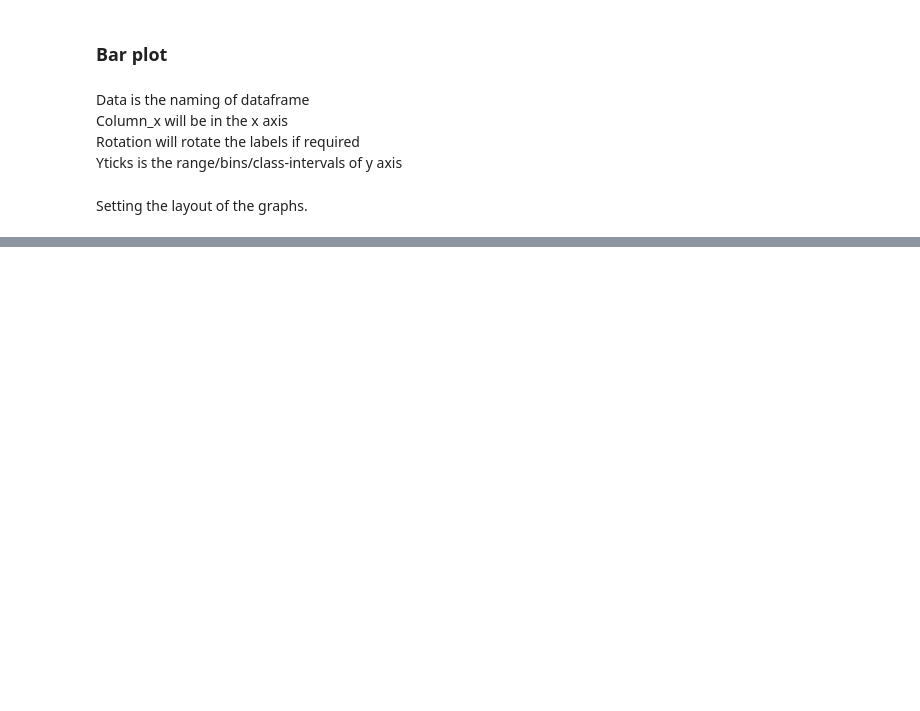
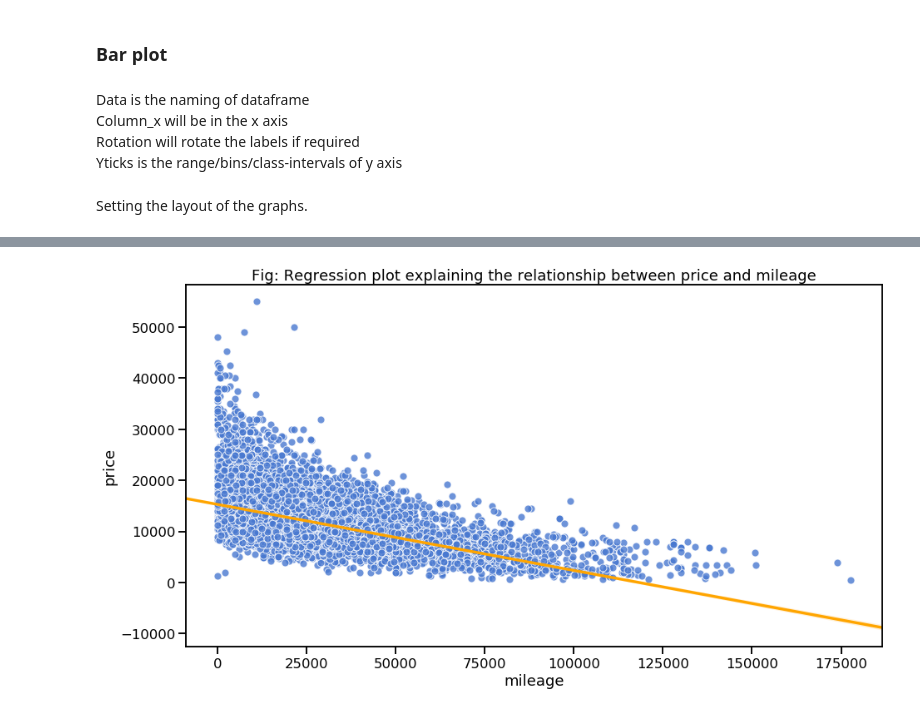
Before and after one commit to nabilatajrin/bmw-used-car-analysis, a Jupyter notebook: ford_used_car_EDA.ipynb, the cells around one changed output, grey strips where cells are left out. Drawn from its saved outputs; the diff is of its cells as text; code cells hidden in the pictures; blank space fills up the shorter version.

```diff
--- a/ford_used_car_EDA.ipynb
+++ b/ford_used_car_EDA.ipynb
@@ -160,0 +161,11 @@ plt.show()
+# %%
+#Changing the color palette of the figures.
+sns.set_palette('deep')
+
+plt.figure(figsize=(15,8))
+sns.regplot(x='mileage', y='price', data=df, scatter_kws={'edgecolor':'white'}, line_kws={'color':'orange'})
+
+plt.title('Fig: Regression plot explaining the relationship between price and mileage')
+plt.show()
+# %% [output]
+[figure, added]
```
Also changed, not shown: parts of 3 cells of this notebook.
